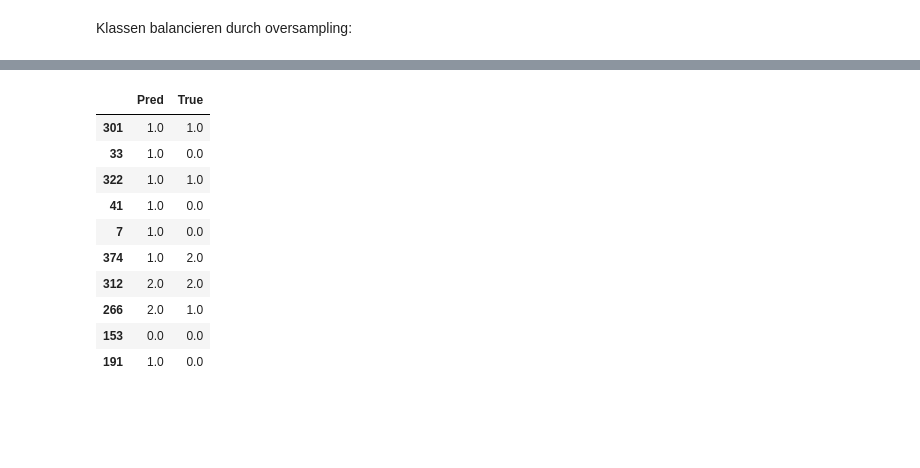
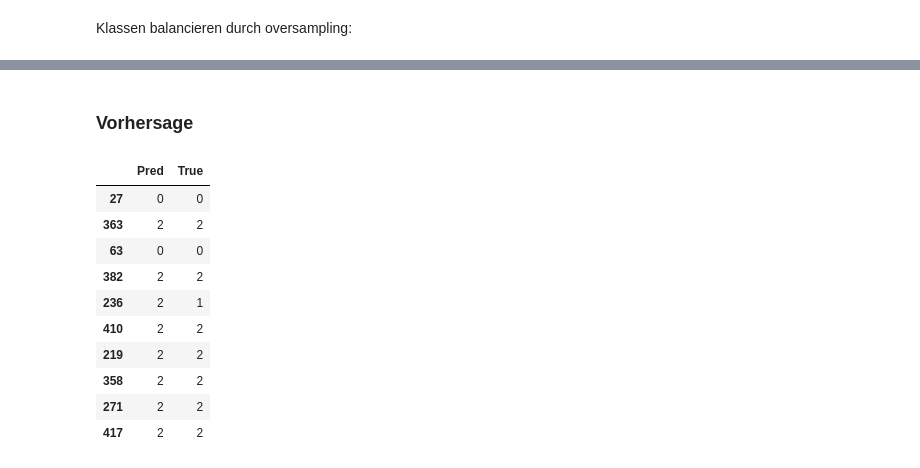
Before and after one commit to timhalter/PA-Addee, a Jupyter notebook: PA_Addee_Emotion_final.ipynb, the cells around one changed output, grey strips where cells are left out. Saved outputs shown, nothing was run; the diff lists cells and outputs as text; code cells hidden in the pictures; blank space fills up the shorter version.

```diff
--- a/PA_Addee_Emotion_final.ipynb
+++ b/PA_Addee_Emotion_final.ipynb
@@ -378,0 +337,5 @@ X_res.shape[1]
+# %%
+train_labels_bin = to_categorical(train_labels)
+test_labels_bin = to_categorical(test_labels)
+print("Original Label\n{}".format(train_labels[0]))
+print("Label nach Binärtransformation\n{}".format(train_labels_bin[0]))
@@ -379,12 +349,16 @@ X_res.shape[1]
 # %%
-min_age_model = Sequential()
-min_age_model.add(Input(X_res.shape[1]))
-min_age_model.add(Dense(150,activation='linear'))
-min_age_model.add(Dense(100,activation='linear'))
-min_age_model.add(Dense(50,activation='linear'))
-min_age_model.add(Dense(20,activation='linear'))
-min_age_model.add(Dense(1,activation='linear'))
+model = Sequential()
+model.add(Input(train_features.shape[1]))
+model.add(Dense(150,activation='relu'))
+model.add(Dense(100,activation='relu'))
+model.add(Dense(50,activation='relu'))
+model.add(Dense(20,activation='relu'))
+model.add(Dense(3,activation='softmax'))
 
-min_age_model.compile(optimizer='adam',loss=root_mean_squared_error, metrics='accuracy')
-min_age_model.summary()
+
+model.compile(
+    optimizer='rmsprop',
+    loss='categorical_crossentropy',
+    metrics=['accuracy'])
+model.summary()
 # %% [output]
@@ -429,0 +386,5 @@ plt.show()
+# %%
+history = model.fit(train_features,train_labels_bin,
+                    epochs=300,
+                    validation_split=0.2,
+                    verbose=0)
@@ -430,18 +430,23 @@ plt.show()
+# %% [markdown]
+### **Vorhersage**
+# %%
+results = model.predict(test_features)
 # %%
-pred = pd.DataFrame({'Pred':np.round(min_age_model.predict(test_x_min).squeeze(),0),'True':test_y_min})
+pred = pd.DataFrame({'Pred':(result.argmax() for index, result in enumerate(results)),'True':test_labels.astype('int64')})
+
 pred.head(10)
 # %% [output]
 |  | Pred | True |
-| 301 | 1.0 | 1.0 |
-| 33 | 1.0 | 0.0 |
-| 322 | 1.0 | 1.0 |
-| 41 | 1.0 | 0.0 |
-| 7 | 1.0 | 0.0 |
-| 374 | 1.0 | 2.0 |
-| 312 | 2.0 | 2.0 |
-| 266 | 2.0 | 1.0 |
-| 153 | 0.0 | 0.0 |
-| 191 | 1.0 | 0.0 |
+| 27 | 0 | 0 |
+| 363 | 2 | 2 |
+| 63 | 0 | 0 |
+| 382 | 2 | 2 |
+| 236 | 2 | 1 |
+| 410 | 2 | 2 |
+| 219 | 2 | 2 |
+| 358 | 2 | 2 |
+| 271 | 2 | 2 |
+| 417 | 2 | 2 |
 # %%
 pred['True'].value_counts().sort_index()
 # %% [output]
```
Also changed, not shown: parts of 63 cells of this notebook.
